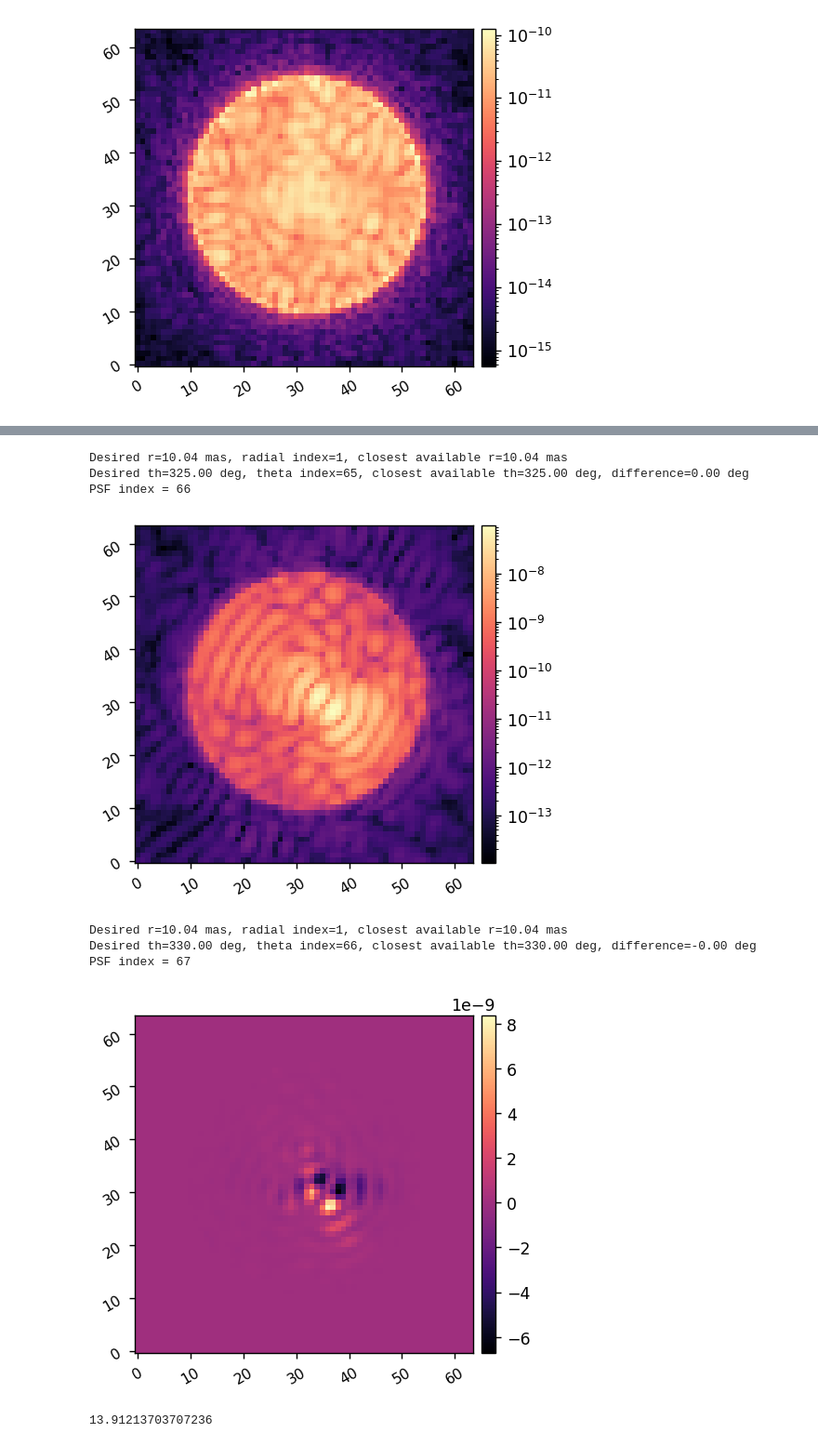
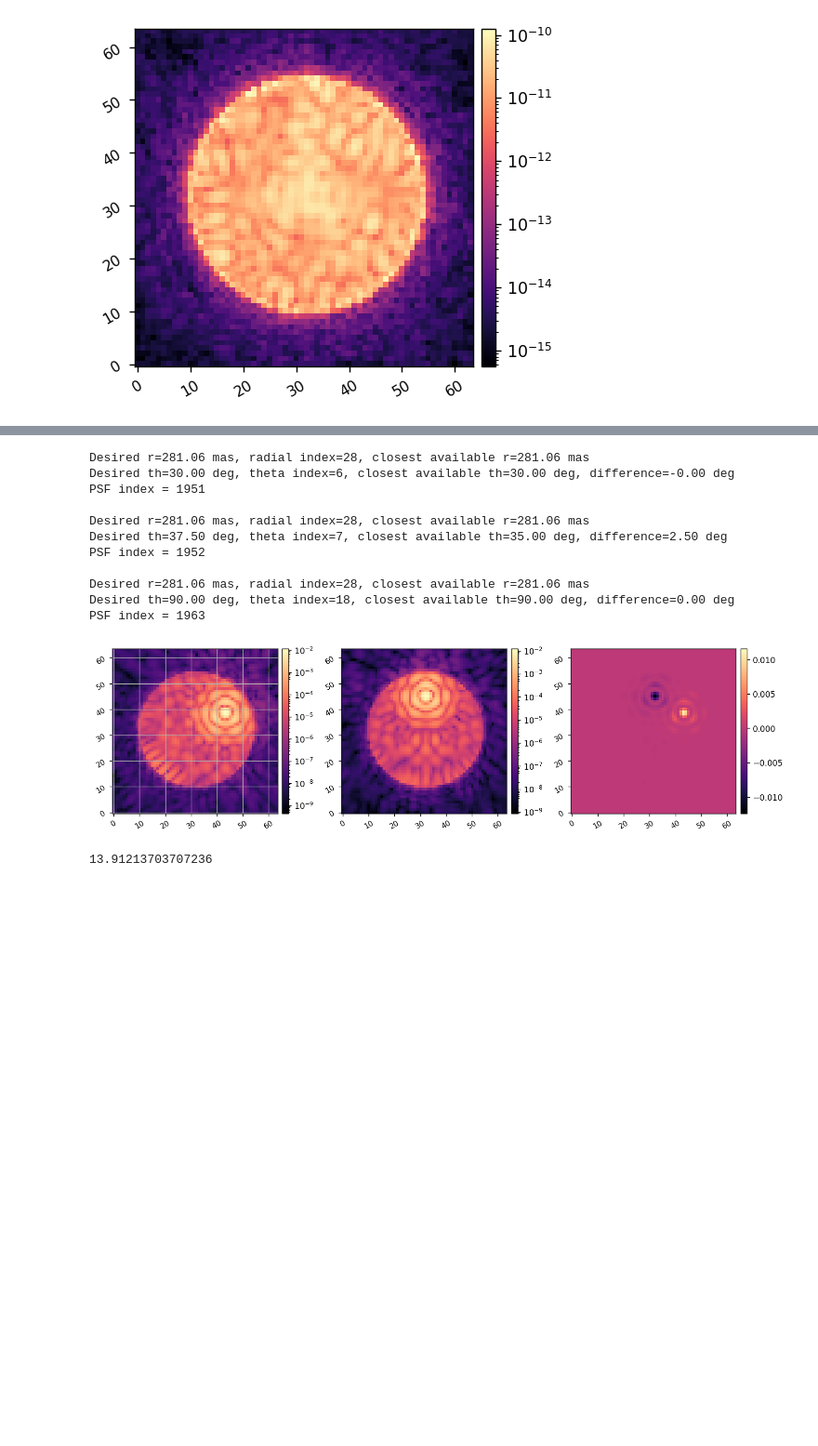
Before and after one commit to kian1377/disk-processing, a Jupyter notebook: hlc_band1_20240418_interp_psfs.ipynb, the cells around one changed output, grey strips where cells are left out. Shown at 93% size. Saved outputs shown, nothing was run; the diff lists cells and outputs as text; code cells hidden in the pictures; blank space fills up the shorter version.

```diff
--- a/hlc_band1_20240418_interp_psfs.ipynb
+++ b/hlc_band1_20240418_interp_psfs.ipynb
@@ -128,30 +160,40 @@ def find_closest_psf(psfs, xoff, yoff, verbose=True):
 
     return interpped_psf
 # %%
-r = 0.2*mas_per_lamD
-th = 325.0*u.deg
+r = 5.6*mas_per_lamD
+
+th = 30.0*u.deg
 xoff = r*np.cos(th)
 yoff = r*np.sin(th)
-psf1 = find_closest_psf(psfs_n2, xoff,yoff)
+psf1 = find_closest_psf(psfs_n2, xoff, yoff, verbose=1)
+print()
 
-imshow1(psf1, lognorm=True)
-
-r = 0.2*mas_per_lamD
-th = 330.0*u.deg
+th = 37.5*u.deg
 xoff = r*np.cos(th)
 yoff = r*np.sin(th)
-psf2 = find_closest_psf(psfs_n2, xoff,yoff)
+psf2 = find_closest_psf(psfs_n2, xoff,yoff, verbose=1)
+print()
 
-imshow1(psf1-psf2,)
+th = 90*u.deg
+xoff = r*np.cos(th)
+yoff = r*np.sin(th)
+psf2 = find_closest_psf(psfs_n2, xoff,yoff, verbose=1)
+print()
+
+imshow3(psf1, psf2, psf1-psf2, lognorm1=True, lognorm2=True, grid=1)
 # %% [output]
-Desired r=10.04 mas, radial index=1, closest available r=10.04 mas
-Desired th=325.00 deg, theta index=65, closest available th=325.00 deg, difference=0.00 deg
-PSF index = 66
+Desired r=281.06 mas, radial index=28, closest available r=281.06 mas
+Desired th=30.00 deg, theta index=6, closest available th=30.00 deg, difference=-0.00 deg
+PSF index = 1951
+
+Desired r=281.06 mas, radial index=28, closest available r=281.06 mas
+Desired th=37.50 deg, theta index=7, closest available th=35.00 deg, difference=2.50 deg
+PSF index = 1952
+
+Desired r=281.06 mas, radial index=28, closest available r=281.06 mas
+Desired th=90.00 deg, theta index=18, closest available th=90.00 deg, difference=0.00 deg
+PSF index = 1963
-[figure, old version]
+[figure, new version]
-Desired r=10.04 mas, radial index=1, closest available r=10.04 mas
-Desired th=330.00 deg, theta index=66, closest available th=330.00 deg, difference=-0.00 deg
-PSF index = 67
-[figure, removed]
 # %%
 ndisk = 64
 disk_pixelscale_mas = 21.82*u.mas/u.pix
```
Also changed, not shown: parts of 4 cells of this notebook, 3 other files.
